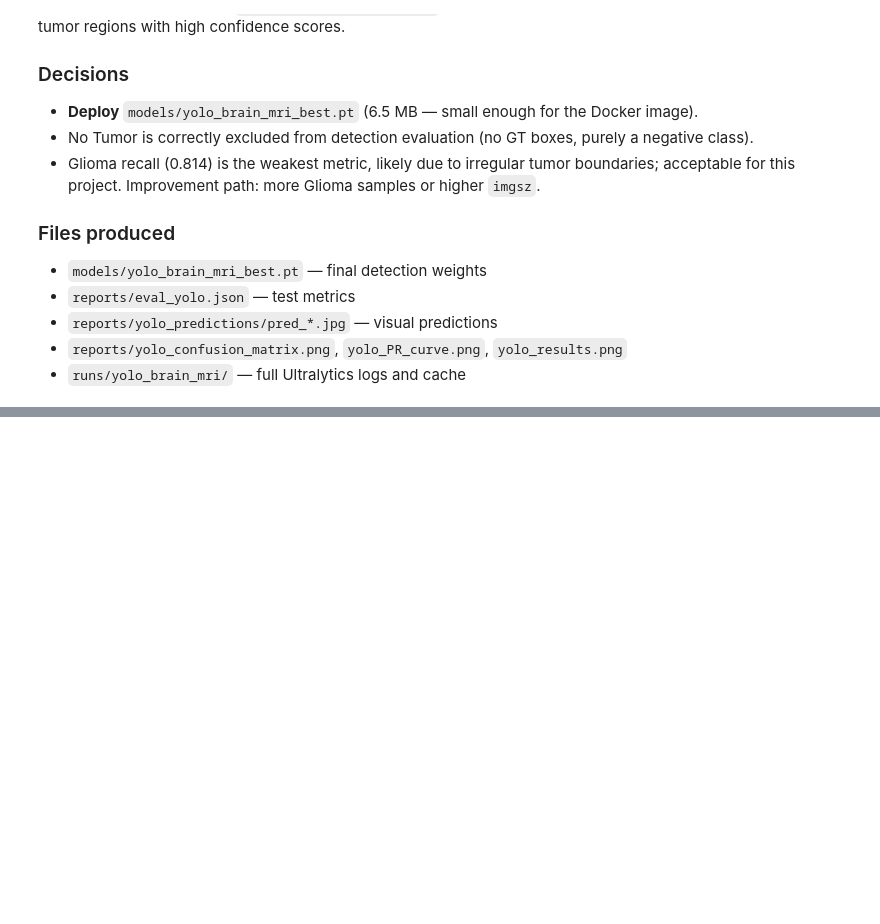
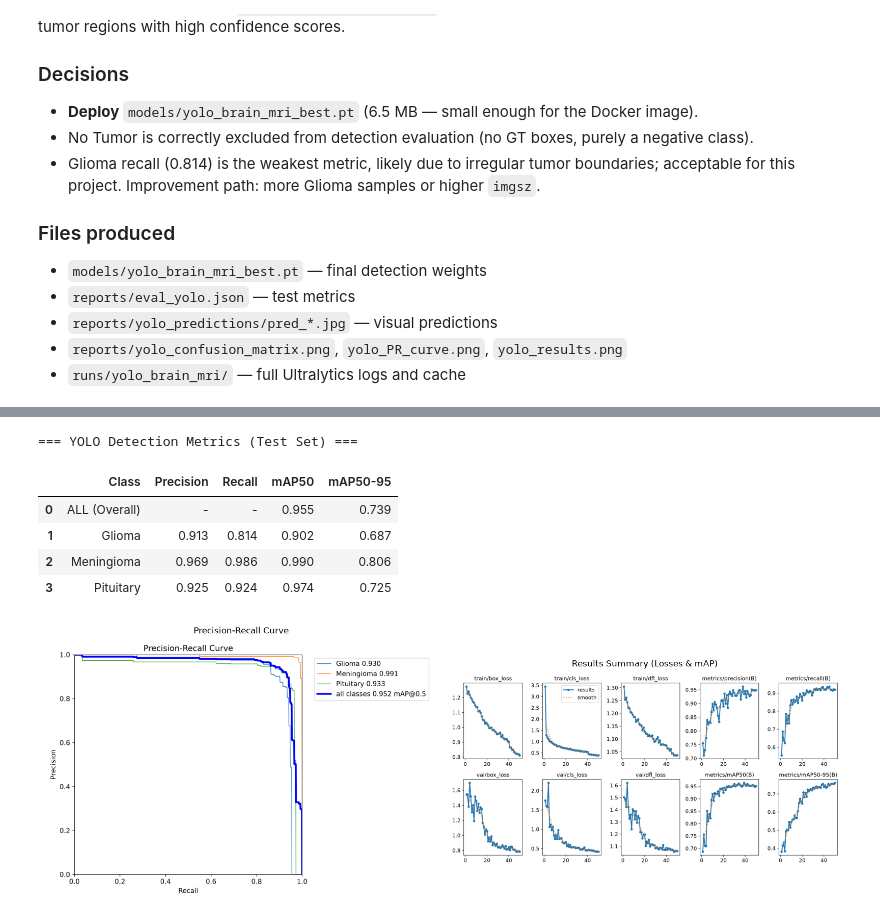
Before and after one commit to yassir-lazreq/MRI_class_DL, a Jupyter notebook: notebooks/05_detection.ipynb, the cells around one changed output, grey strips where cells are left out. Saved outputs shown, nothing was run; the diff lists cells and outputs as text; code cells hidden in the pictures; blank space fills up the shorter version.

```diff
--- a/notebooks/05_detection.ipynb
+++ b/notebooks/05_detection.ipynb
@@ -156,0 +203,62 @@ YOLOv8n fine-tuned on `data_set_yolo/` (4026 train / 511 val / 711 test):
+# %%
+import json
+import pandas as pd
+import matplotlib.pyplot as plt
+from pathlib import Path
+from PIL import Image
+
+ROOT = Path(r"C:\Users\ycode\Desktop\2nd_YouCode\briefs\MRI_class_DL")
+reports = ROOT / "reports"
+
+# 1. Load the metrics JSON
+data = json.loads((reports / "eval_yolo.json").read_text())
+
+# 2. Build and display the summary table
+rows = []
+rows.append({"Class": "ALL (Overall)",
+             "Precision": "-", "Recall": "-",
+             "mAP50": data["mAP50"], "mAP50-95": data["mAP50_95"]})
+for cls, m in data["per_class"].items():
+    rows.append({
+        "Class": cls,
+        "Precision": m["precision"],
+        "Recall": m["recall"],
+        "mAP50": m["mAP50"],
+        "mAP50-95": m["mAP50_95"]
+    })
+
+df = pd.DataFrame(rows)
+print("=== YOLO Detection Metrics (Test Set) ===")
+display(df.round(3))
+
+# 3. Display the Ultralytics generated plots
+fig, axes = plt.subplots(1, 2, figsize=(16, 6))
+
+# Load PR curve if it exists
+pr_path = reports / "yolo_PR_curve.png"
+if pr_path.exists():
+    axes[0].imshow(Image.open(pr_path))
+    axes[0].set_title("Precision-Recall Curve")
+else:
+    axes[0].text(0.5, 0.5, "PR Curve image not found\n(check runs/ folder)", ha="center")
+axes[0].axis("off")
+
+# Load Results summary if it exists
+res_path = reports / "yolo_results.png"
+if res_path.exists():
+    axes[1].imshow(Image.open(res_path))
+    axes[1].set_title("Results Summary (Losses & mAP)")
+else:
+    axes[1].text(0.5, 0.5, "Results image not found\n(check runs/ folder)", ha="center")
+axes[1].axis("off")
+
+plt.tight_layout()
+plt.show()
+# %% [output]
+=== YOLO Detection Metrics (Test Set) ===
+|  | Class | Precision | Recall | mAP50 | mAP50-95 |
+| 0 | ALL (Overall) | - | - | 0.955 | 0.739 |
+| 1 | Glioma | 0.913 | 0.814 | 0.902 | 0.687 |
+| 2 | Meningioma | 0.969 | 0.986 | 0.990 | 0.806 |
+| 3 | Pituitary | 0.925 | 0.924 | 0.974 | 0.725 |
+[figure, added]
```
Also changed, not shown: parts of 2 cells of this notebook.
